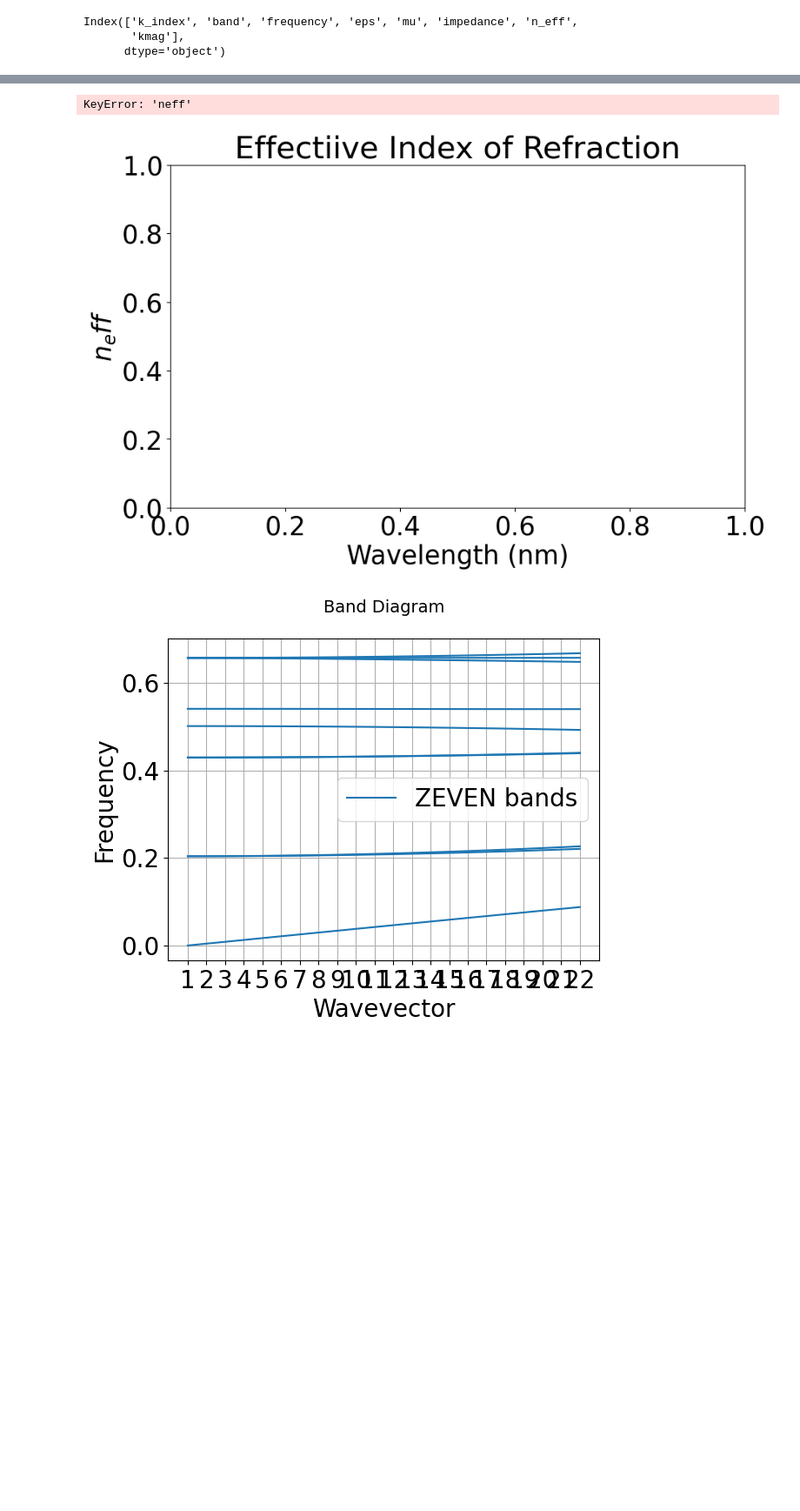
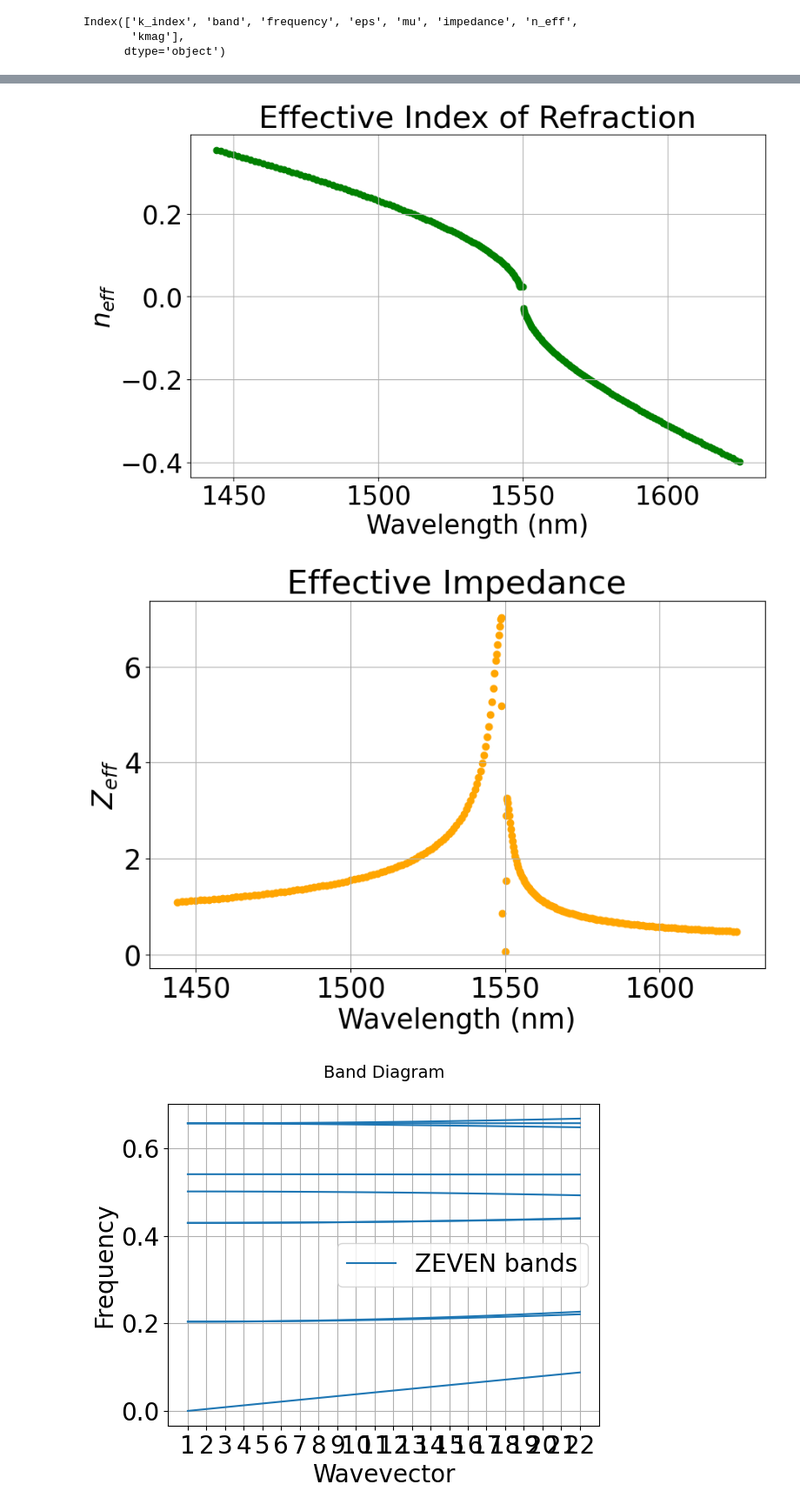
Before and after one commit to enricovallar/phc_nzi, a Jupyter notebook: notebooks/finals/effective_parameters.ipynb, the cells around one changed output, grey strips where cells are left out. Shown at 87% size. Cells and saved outputs as stored; diff of their text form; code cells hidden in the pictures; blank space fills up the shorter version.

Commit message:
effective params pics

```diff
--- a/notebooks/finals/effective_parameters.ipynb
+++ b/notebooks/finals/effective_parameters.ipynb
@@ -191,21 +191,32 @@ plt.grid()
 plt.title("Effective permittivity and permeability")
 plt.ylabel("$\mu$, $\epsilon$")
 plt.xlabel("Wavelength (nm)")
+plt.legend()
+plt.savefig("effective_eps_mu.png", dpi=300, bbox_inches="tight")
 plt.show()
 
 
+plt.figure(figsize=(10, 6))
+plt.title("Effective Index of Refraction")
+plt.ylabel("$n_{eff}$")
+plt.xlabel("Wavelength (nm)")
+plt.grid()
+plt.scatter(lam_phy*1e9, data["n_eff"], label="$n_{eff}$", color="green")
+plt.savefig("effective_neff.png", dpi=300, bbox_inches="tight")
+plt.show()
 
 plt.figure(figsize=(10, 6))
-plt.title("Effectiive Index of Refraction")
-plt.ylabel("$n_eff$")
-plt.xlabel("Wavelength (nm)")
-plt.plot(lam_phy*1e9, data["n_eff"], label="$n_{eff}$", color="green")
-
-plt.figure(figsize=(10, 6))
-plt.title("$Effective Impedance$")
+plt.title("Effective Impedance")
 plt.ylabel("$Z_{eff}$")
 plt.xlabel("Wavelength (nm)")
-plt.plot(lam_phy*1e9, data["Z_eff"], label="$Z_{eff}$", color="orange")
+plt.grid()
+plt.scatter(lam_phy*1e9, data["impedance"], label="$Z_{eff}$", color="orange")
+plt.savefig("effective_impedance.png", dpi=300, bbox_inches="tight")
+plt.show()
+import pickle
+with open("effective_data.pkl", "wb") as f:
+    pickle.dump(data, f)
+
 
 
 # plt.hlines(1/n_InP, 0, 1.5, color="red", linestyle="--", label="InP")
@@ -214,5 +225,5 @@ plt.plot(lam_phy*1e9, data["Z_eff"], label="$Z_{eff}$", color="orange")
-KeyError: 'neff'
-[figure, old version]
+[figure, new version]
+[figure, added]
 # %%
 r1 = 0.24
 r2 = 0.2390
```
Also changed, not shown: parts of 1 cell of this notebook.
